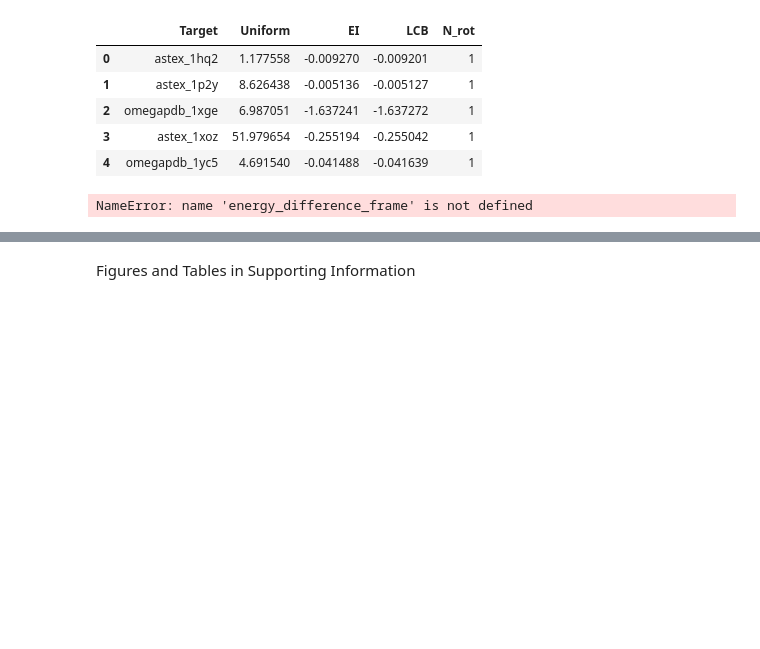
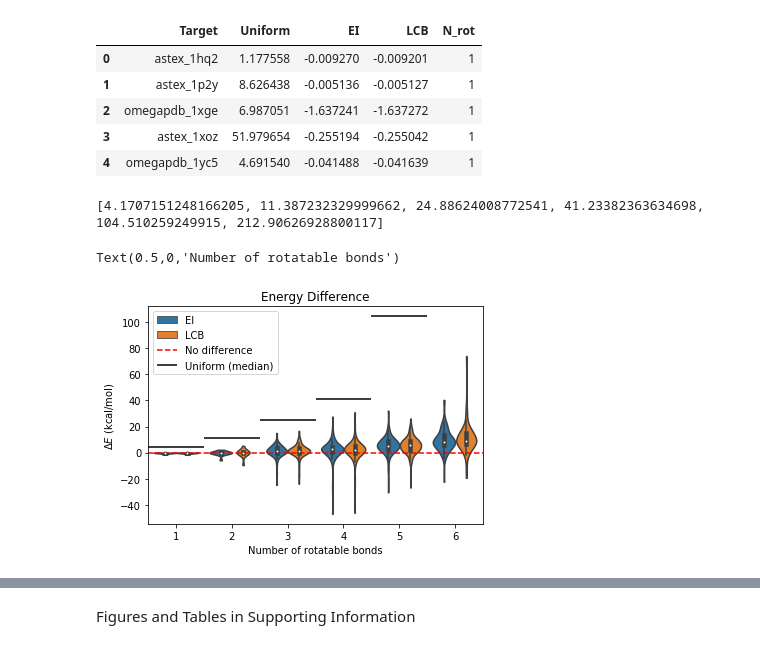
Before and after one commit to lucianlschan/Conformer-Geometry, a Jupyter notebook: Figures.ipynb, the cells around one changed output, grey strips where cells are left out. Saved outputs shown, nothing was run; the diff lists cells and outputs as text; code cells hidden in the pictures; blank space fills up the shorter version.

```diff
--- a/Figures.ipynb
+++ b/Figures.ipynb
@@ -138,20 +139,26 @@ for item in energy_seed_321:
 
 
 energy_difference_frame = pd.concat(energy_difference, axis=0)
+# %%
+uniform_321_median = [item["Uniform"].median() for item in energy_seed_321]
+print(uniform_321_median)
+# %% [output]
+[4.1707151248166205, 11.387232329999662, 24.88624008772541, 41.23382363634698, 104.510259249915, 212.90626928800117]
 # %%
 # Plot
 sns.violinplot(data=energy_difference_frame, x="N_rot", y="Energy_Difference", hue="Method", cut=0)
 # No energy difference
-plt.hlines(y=0, xmin=-.5, xmax=8.5, color='red', linestyles= "--", label='No Difference')
-# median energy difference -- N_rot = 1  (uniform random search)
-plt.hlines(y=4.17, xmin=-0.5, xmax=0.5, label="Uniform (median)")
-#plt.hlines() # median energy difference -- N_rot = 1  (uniform random search)
-#plt.hlines() # median energy difference -- N_rot = 1  (uniform random search)
-#plt.hlines() # median energy difference -- N_rot = 1  (uniform random search)
-#plt.hlines() # median energy difference -- N_rot = 1  (uniform random search)
-plt.title("Energy Difference in different search algorithms")
+plt.hlines(y=0, xmin=-.5, xmax=8.5, color='red', linestyles= "--", label='No difference')
+# median energy difference (uniform random search)
+plt.hlines(y=4.17, xmin=-0.5, xmax=0.5, label="Uniform (median)") # N-rot = 1
+plt.hlines(y=11.39, xmin=0.5, xmax=1.5) # N_rot = 2
+plt.hlines(y=24.89, xmin=1.5, xmax=2.5) # N_rot = 3
+plt.hlines(y=41.23, xmin=2.5, xmax=3.5) # N_rot = 4
+plt.hlines(y=104.51, xmin=3.5, xmax=4.5) #  N_rot = 5
+plt.title("Energy Difference")
 plt.legend(loc = 'upper left')
 plt.ylabel(r"$\Delta E$ (kcal/mol)")
 plt.xlabel("Number of rotatable bonds")
 # %% [output]
-NameError: name 'energy_difference_frame' is not defined
+Text(0.5,0,'Number of rotatable bonds')
+[figure, added]
```
Also changed, not shown: parts of 6 cells of this notebook, 1 other file.
